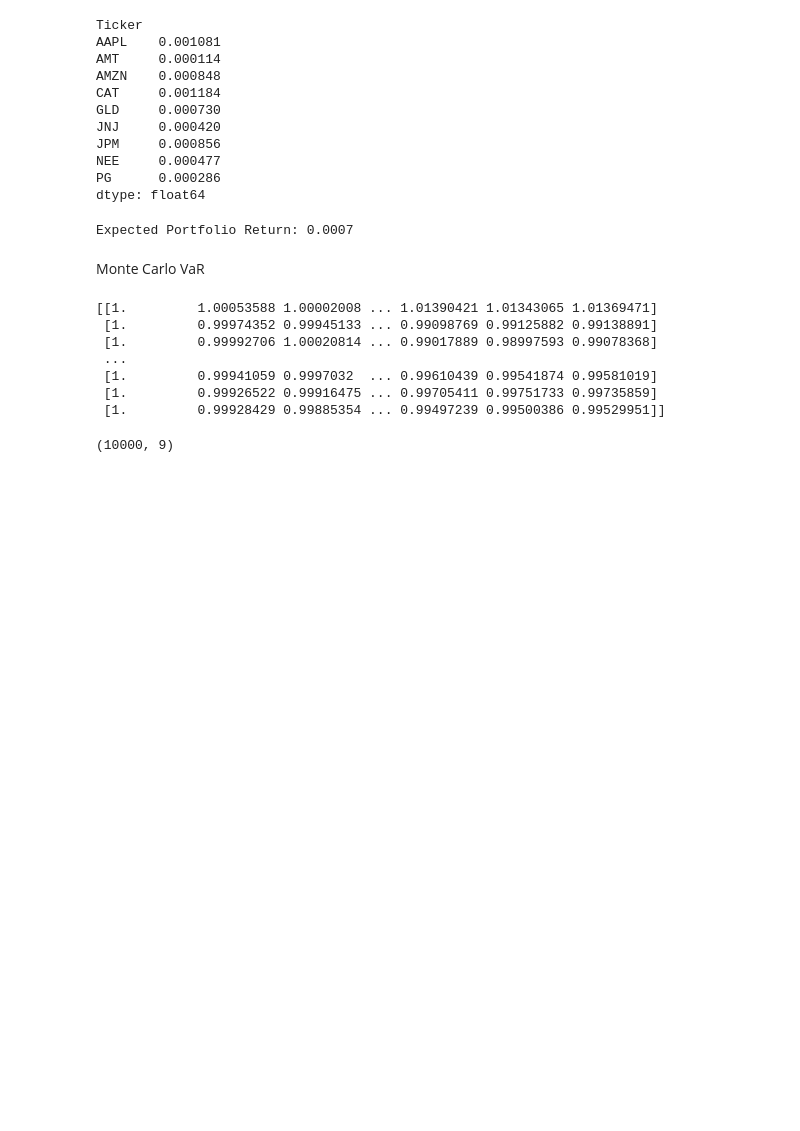
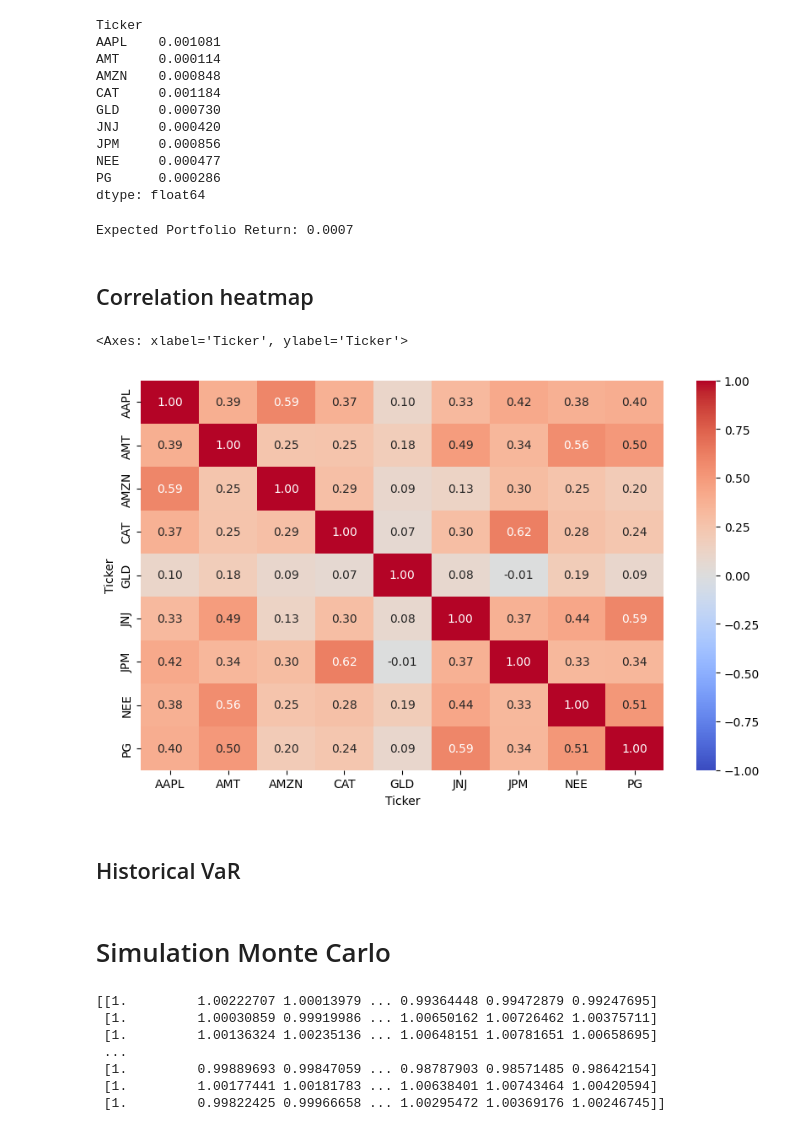
Before and after one commit to bilil-byte/Financial-Risk-project, a Jupyter notebook: notebook.ipynb, the cells around one changed output. Saved outputs shown, nothing was run; the diff lists cells and outputs as text; code cells hidden in the pictures; blank space fills up the shorter version.

```diff
--- a/notebook.ipynb
+++ b/notebook.ipynb
@@ -81,3 +122,13 @@ portfolio_returns = portfolio['Returns']*portfolio['Weights']
 print(f"Expected Portfolio Return: {portfolio_returns.sum():.4f}")
 # %% [output]
 Expected Portfolio Return: 0.0007
+# %% [markdown]
+## Correlation heatmap
+# %%
+plt.figure(figsize=(10, 6))
+sns.heatmap(data_returns.corr(), annot=True, vmin=-1, vmax=1, cmap='coolwarm', fmt=".2f")
+# %% [output]
+<Axes: xlabel='Ticker', ylabel='Ticker'>
+[figure, added]
+# %% [markdown]
+## Historical VaR
@@ -84,5 +138,5 @@ Expected Portfolio Return: 0.0007
 # %% [markdown]
-Monte Carlo VaR
+# Simulation Monte Carlo
 # %%
 def simulation_gbm (weights, returns, cov, S0 = 1.0, n_days = 252, n_sim = 10000) :
     np.random.seed (42)
@@ -101,20 +155,15 @@ def simulation_gbm (weights, returns, cov, S0 = 1.0, n_days = 252, n_sim = 10000
 
     return port_values
 # %%
-simulated_portfolio_values = simulation_gbm (portfolio_weights, assets_returns, data_returns.cov())
+simulated_portfolio_values = simulation_gbm (portfolio_weights, assets_returns, data_returns.cov(), n_days = 15)
 print (simulated_portfolio_values)
 # %% [output]
-[[1.         1.00053588 1.00002008 ... 1.01390421 1.01343065 1.01369471]
- [1.         0.99974352 0.99945133 ... 0.99098769 0.99125882 0.99138891]
- [1.         0.99992706 1.00020814 ... 0.99017889 0.98997593 0.99078368]
+[[1.         1.00222707 1.00013979 ... 0.99364448 0.99472879 0.99247695]
+ [1.         1.00030859 0.99919986 ... 1.00650162 1.00726462 1.00375711]
+ [1.         1.00136324 1.00235136 ... 1.00648151 1.00781651 1.00658695]
  ...
- [1.         0.99941059 0.9997032  ... 0.99610439 0.99541874 0.99581019]
- [1.         0.99926522 0.99916475 ... 0.99705411 0.99751733 0.99735859]
- [1.         0.99928429 0.99885354 ... 0.99497239 0.99500386 0.99529951]]
+ [1.         0.99889693 0.99847059 ... 0.98787903 0.98571485 0.98642154]
+ [1.         1.00177441 1.00181783 ... 1.00638401 1.00743464 1.00420594]
+ [1.         0.99822425 0.99966658 ... 1.00295472 1.00369176 1.00246745]]
-# %%
-z = np.random.normal (size=(10000,252, 9))
-print (z[:,0,:].shape)
-# %% [output]
-(10000, 9)
 # %%
 plt.figure(figsize=(10, 6))
```
Also changed, not shown: parts of 19 cells of this notebook.
